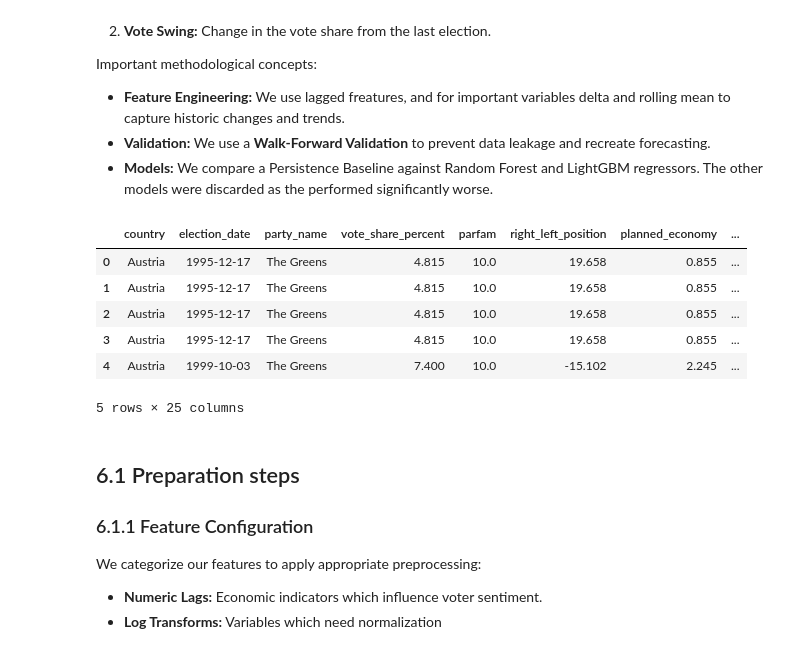
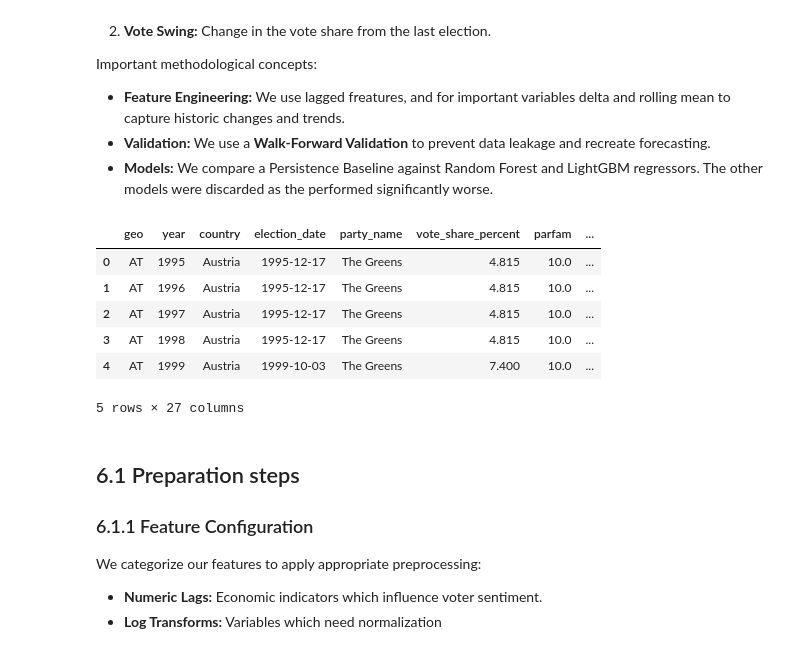
Before and after one commit to StefanSick/exdex_project, a Jupyter notebook: src/Group_20_notebook.ipynb, the cells around one changed output. Saved outputs shown, nothing was run; the diff lists cells and outputs as text; code cells hidden in the pictures.

```diff
--- a/src/Group_20_notebook.ipynb
+++ b/src/Group_20_notebook.ipynb
@@ -2791,19 +2789,19 @@ Important methodological concepts:
 *   **Validation:** We use a **Walk-Forward Validation**  to prevent data leakage and recreate forecasting.
 *   **Models:** We compare a Persistence Baseline against Random Forest and LightGBM regressors. The other models were discarded as the performed significantly worse.
 # %%
-PATH_DF = PATH_DATA / "data" / "merged_df.csv"
+PATH_DF = PATH_DATA / "df.csv"
 # %%
-df_merged = pd.read_csv(PATH_DF, sep=",", parse_dates=["election_date"])
+df = pd.read_csv(PATH_DF, sep=",", parse_dates=["election_date"])
 df = df.sort_values(["geo", "party_code", "election_date", "year"]).reset_index(drop=True)
 df.head()
 # %% [output]
-|  | country | election_date | party_name | vote_share_percent | parfam | right_left_position | planned_economy | ... |
-| 0 | Austria | 1995-12-17 | The Greens | 4.815 | 10.0 | 19.658 | 0.855 | ... |
-| 1 | Austria | 1995-12-17 | The Greens | 4.815 | 10.0 | 19.658 | 0.855 | ... |
-| 2 | Austria | 1995-12-17 | The Greens | 4.815 | 10.0 | 19.658 | 0.855 | ... |
-| 3 | Austria | 1995-12-17 | The Greens | 4.815 | 10.0 | 19.658 | 0.855 | ... |
-| 4 | Austria | 1999-10-03 | The Greens | 7.400 | 10.0 | -15.102 | 2.245 | ... |
+|  | geo | year | country | election_date | party_name | vote_share_percent | parfam | ... |
+| 0 | AT | 1995 | Austria | 1995-12-17 | The Greens | 4.815 | 10.0 | ... |
+| 1 | AT | 1996 | Austria | 1995-12-17 | The Greens | 4.815 | 10.0 | ... |
+| 2 | AT | 1997 | Austria | 1995-12-17 | The Greens | 4.815 | 10.0 | ... |
+| 3 | AT | 1998 | Austria | 1995-12-17 | The Greens | 4.815 | 10.0 | ... |
+| 4 | AT | 1999 | Austria | 1999-10-03 | The Greens | 7.400 | 10.0 | ... |
-5 rows × 25 columns
+5 rows × 27 columns
 # %% [markdown]
 ## 6.1 Preparation steps
 
```
Also changed, not shown: parts of 21 cells of this notebook, 1 other file.
